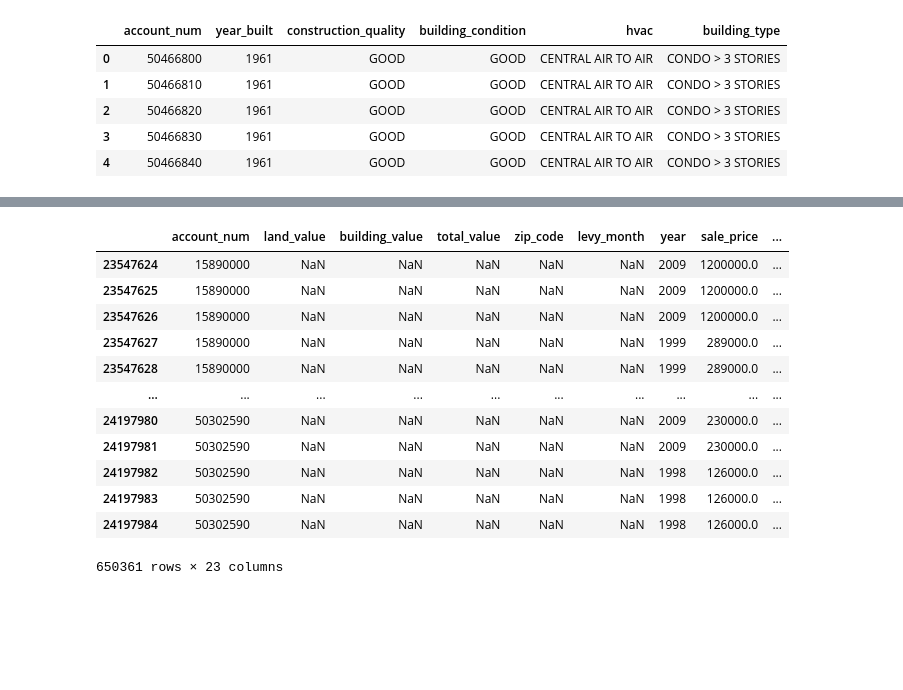
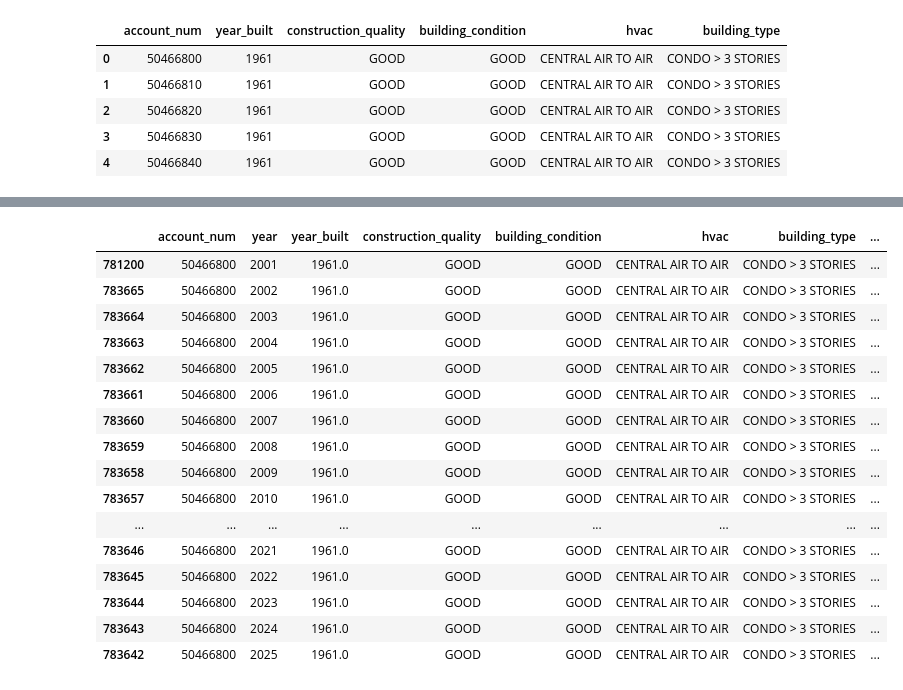
Before and after one commit to barrettdalbec/Alexandria-Personal-Project, a Jupyter notebook: Data Analysis/Data Analysis.ipynb, the cells around one changed output, grey strips where cells are left out. Drawn from its saved outputs; the diff is of its cells as text; code cells hidden in the pictures; blank space fills up the shorter version.

Commit message:
Master dataframe created

```diff
--- a/Data Analysis/Data Analysis.ipynb
+++ b/Data Analysis/Data Analysis.ipynb
@@ -149,6 +152,18 @@ combined_years_df = pd.concat([yearly_values_df, sales_data_df]).drop_duplicates
 # %%
-master_df = combined_years_df.merge(yearly_values_df, on=['account_num', 'year'], how='left', suffixes=('', '_levy'))
-master_df = master_df.merge(sales_data_df, on=['account_num', 'year'], how='left', suffixes=('', '_sale'))
-master_df = master_df.merge(building_descriptions_df, on='account_num', how='left')
+# Step 1: Get the most recent building description for each property
+building_descriptions = building_descriptions_df.sort_values('year_built').groupby('account_num').last().reset_index()
 
-master_df.head()
+# Step 2: Create all possible property-year combinations
+all_years = pd.concat([
+    yearly_values_df[['account_num', 'year']],
+    sales_data_df[['account_num', 'year']]
+]).drop_duplicates()
+
+# Step 3: Merge building descriptions FIRST (before year filtering)
+master_df = all_years.merge(building_descriptions, on='account_num', how='left')
+
+# Step 4: Only nullify building info for years BEFORE construction
+has_building_info = ~master_df['year_built'].isna()
+mask = (master_df['year'] < master_df['year_built']) & has_building_info
+building_cols = ['year_built', 'construction_quality', 'building_condition', 'hvac', 'building_type']
+master_df.loc[mask, building_cols] = np.nan
@@ -163,7 +169,0 @@ master_df.head()
-# %%
-# Mask static fields
-static_cols = ['construction_quality', 'building_condition', 'hvac', 'building_type']
-mask = master_df['year_built'].notna() & (master_df['year'] < master_df['year_built'])
-
-for col in static_cols:
-    master_df.loc[mask, col] = np.nan
@@ -184,16 +170,36 @@ for col in static_cols:
-# %%
-master_df[~master_df['sale_month'].isna()]
-# %% [output]
-|  | account_num | land_value | building_value | total_value | zip_code | levy_month | year | sale_price | ... |
-| 23547624 | 15890000 | NaN | NaN | NaN | NaN | NaN | 2009 | 1200000.0 | ... |
-| 23547625 | 15890000 | NaN | NaN | NaN | NaN | NaN | 2009 | 1200000.0 | ... |
-| 23547626 | 15890000 | NaN | NaN | NaN | NaN | NaN | 2009 | 1200000.0 | ... |
-| 23547627 | 15890000 | NaN | NaN | NaN | NaN | NaN | 1999 | 289000.0 | ... |
-| 23547628 | 15890000 | NaN | NaN | NaN | NaN | NaN | 1999 | 289000.0 | ... |
-| ... | ... | ... | ... | ... | ... | ... | ... | ... | ... |
-| 24197980 | 50302590 | NaN | NaN | NaN | NaN | NaN | 2009 | 230000.0 | ... |
-| 24197981 | 50302590 | NaN | NaN | NaN | NaN | NaN | 2009 | 230000.0 | ... |
-| 24197982 | 50302590 | NaN | NaN | NaN | NaN | NaN | 1998 | 126000.0 | ... |
-| 24197983 | 50302590 | NaN | NaN | NaN | NaN | NaN | 1998 | 126000.0 | ... |
-| 24197984 | 50302590 | NaN | NaN | NaN | NaN | NaN | 1998 | 126000.0 | ... |
-650361 rows × 23 columns
+# %%
+# Step 5: Now merge with assessment and sales data
+master_df = master_df.merge(
+    yearly_values_df,
+    on=['account_num', 'year'],
+    how='left'
+)
+
+master_df = master_df.merge(
+    sales_data_df,
+    on=['account_num', 'year'],
+    how='left'
+)
+
+# Final cleanup
+master_df = master_df.sort_values(['account_num', 'year'])
+# %%
+master_df[master_df['account_num'] == 50466800]
+# %% [output]
+|  | account_num | year | year_built | construction_quality | building_condition | hvac | building_type | ... |
+| 781200 | 50466800 | 2001 | 1961.0 | GOOD | GOOD | CENTRAL AIR TO AIR | CONDO > 3 STORIES | ... |
+| 783665 | 50466800 | 2002 | 1961.0 | GOOD | GOOD | CENTRAL AIR TO AIR | CONDO > 3 STORIES | ... |
+| 783664 | 50466800 | 2003 | 1961.0 | GOOD | GOOD | CENTRAL AIR TO AIR | CONDO > 3 STORIES | ... |
+| 783663 | 50466800 | 2004 | 1961.0 | GOOD | GOOD | CENTRAL AIR TO AIR | CONDO > 3 STORIES | ... |
+| 783662 | 50466800 | 2005 | 1961.0 | GOOD | GOOD | CENTRAL AIR TO AIR | CONDO > 3 STORIES | ... |
+| 783661 | 50466800 | 2006 | 1961.0 | GOOD | GOOD | CENTRAL AIR TO AIR | CONDO > 3 STORIES | ... |
+| 783660 | 50466800 | 2007 | 1961.0 | GOOD | GOOD | CENTRAL AIR TO AIR | CONDO > 3 STORIES | ... |
+| 783659 | 50466800 | 2008 | 1961.0 | GOOD | GOOD | CENTRAL AIR TO AIR | CONDO > 3 STORIES | ... |
+| 783658 | 50466800 | 2009 | 1961.0 | GOOD | GOOD | CENTRAL AIR TO AIR | CONDO > 3 STORIES | ... |
+| 783657 | 50466800 | 2010 | 1961.0 | GOOD | GOOD | CENTRAL AIR TO AIR | CONDO > 3 STORIES | ... |
+| ... | ... | ... | ... | ... | ... | ... | ... | ... |
+| 783646 | 50466800 | 2021 | 1961.0 | GOOD | GOOD | CENTRAL AIR TO AIR | CONDO > 3 STORIES | ... |
+| 783645 | 50466800 | 2022 | 1961.0 | GOOD | GOOD | CENTRAL AIR TO AIR | CONDO > 3 STORIES | ... |
+| 783644 | 50466800 | 2023 | 1961.0 | GOOD | GOOD | CENTRAL AIR TO AIR | CONDO > 3 STORIES | ... |
+| 783643 | 50466800 | 2024 | 1961.0 | GOOD | GOOD | CENTRAL AIR TO AIR | CONDO > 3 STORIES | ... |
+| 783642 | 50466800 | 2025 | 1961.0 | GOOD | GOOD | CENTRAL AIR TO AIR | CONDO > 3 STORIES | ... |
```
Also changed, not shown: parts of 22 cells of this notebook.
